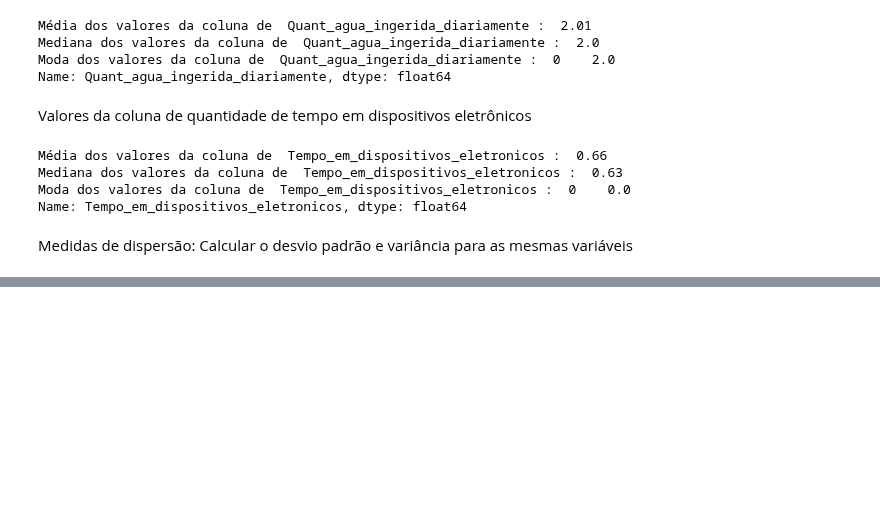
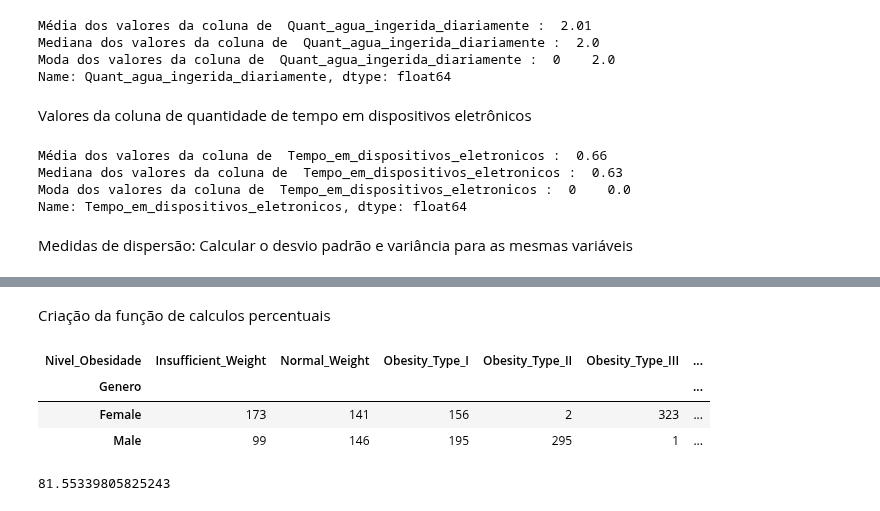
Before and after one commit to caikedomingues/Analise-de-dados-sobre-obesidade, a Jupyter notebook: Analise_Obesidade.ipynb, the cells around one changed output, grey strips where cells are left out. Saved outputs shown, nothing was run; the diff lists cells and outputs as text; code cells hidden in the pictures; blank space fills up the shorter version.

Commit message:
segunda parte do projeto de análise de dados sobre obesidade
Decidi criar funções que irão otimizar o processo de resolução dos exercicios propostos

```diff
--- a/Analise_Obesidade.ipynb
+++ b/Analise_Obesidade.ipynb
@@ -281,0 +447,5 @@ Variância: é o quadrado do desvio padrão
+# %%
+# Vamos usar o a função select_dtypes do pandas que tem como objetivo
+# filtrar as colunas por tipo de dados. A função recebe como parametro
+# o include = ['tipo do dado que você quer filtrar']
+colunas_categoricas = base_dados.select_dtypes(include=['object'])
@@ -281,0 +467,10 @@ Variância: é o quadrado do desvio padrão
+# %%
+# Função que ira criar as tabelas cruzadas. A função ira receber como parametro o nome das 2 colunas que serão utilizadas na construção da tabela
+# cruzada.
+
+def tabela_cruzada(coluna1, coluna2):
+
+    # Ira receber a função do pandas que ira construir a tabela cruzada
+    tabela = pd.crosstab(colunas_categoricas[coluna1], colunas_categoricas[coluna2])
+
+    return tabela
@@ -281,0 +491,2 @@ Variância: é o quadrado do desvio padrão
+# %% [markdown]
+Criação da função de calculos percentuais
@@ -281,0 +507,13 @@ Variância: é o quadrado do desvio padrão
+# %%
+tabela_cruzada('Genero', 'Nivel_Obesidade')
+# %% [output]
+| Nivel_Obesidade | Insufficient_Weight | Normal_Weight | Obesity_Type_I | Obesity_Type_II | Obesity_Type_III | ... |
+| Genero |  |  |  |  |  | ... |
+| Female | 173 | 141 | 156 | 2 | 323 | ... |
+| Male | 99 | 146 | 195 | 295 | 1 | ... |
+# %%
+# Chamada da função de cálculos de porcentagem
+
+calc_diferenca_percentual(187, 103)
+# %% [output]
+81.55339805825243
```
Also changed, not shown: parts of 51 cells of this notebook.
